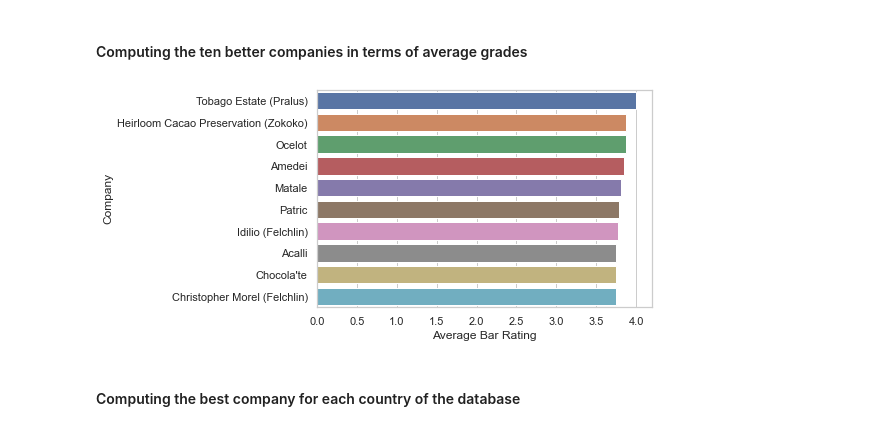
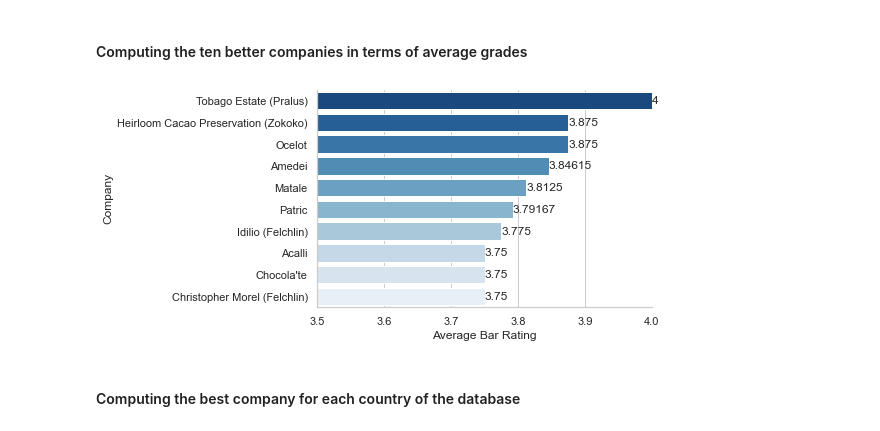
Before and after one commit to loris2222/ChocoData, a Jupyter notebook: code/Companies and Chocostats.ipynb, the cells around one changed output. Cells and saved outputs as stored; diff of their text form; code cells hidden in the pictures.

```diff
--- a/code/Companies and Chocostats.ipynb
+++ b/code/Companies and Chocostats.ipynb
@@ -27,3 +21,31 @@ chocodata = chocodata.rename(columns=dict(zip(chocodata.columns, new_colnames)))
+# %%
+# Rename the columns to better manage them
+new_colnames = ['company', 'specific_bean_origin', 'ref', 'review_date', 'cocoa_percent',
+                'company_location', 'rating', 'bean_type', 'broad_bean_origin']
+chocodata = chocodata.rename(columns=dict(zip(chocodata.columns, new_colnames)))
+
+# Substitute all the empty and NaN cells in the bean_type column with the string 'unknown'
+chocodata['bean_type'] = chocodata['bean_type'].replace(r'^\s+$', 'unknown', regex=True)
+chocodata['bean_type'] = chocodata['bean_type'].fillna('unknown')
+
+# Substitute all the empty and NaN cells in the broad_bean_origin column with the string 'unknown'
+chocodata['broad_bean_origin'] = chocodata['broad_bean_origin'].replace(r'^\s+$', 'unknown', regex=True)
+chocodata['broad_bean_origin'] = chocodata['broad_bean_origin'].fillna('unknown')
+# %%
+# Convert the percentage of cocoa from "object" to "float" type
+float_percentage = []
+
+for c in chocodata['cocoa_percent']:
+    str(c)
+    percentage = float(c.strip('%')) / 100
+    float_percentage.append(percentage)
+
+chocodata['cocoa_percent'] = float_percentage
+# %%
+# Set styling choices for Seaborn
+sns.set_theme(style='whitegrid')
+palette = sns.color_palette("Blues", 10)
+palette = palette[::-1]
 # %% [markdown]
 ### Companies
 # %%
@@ -54,14 +76,15 @@ for c in companies:
 ten_better_companies = avg_companies.nlargest(10, columns=['avg_rating'])
 # %%
 # Plot them through a horizontal barplot
-sns.set_theme(style='whitegrid')
-
-ax = sns.barplot(data=ten_better_companies, x='avg_rating', y='company')
+ax = sns.barplot(data=ten_better_companies, x='avg_rating', y='company', palette=palette)
 ax.set(xlabel='Average Bar Rating', ylabel='Company')
+ax.bar_label(ax.containers[0])
+ax.set(xlim=(3.5, 4))
+sns.despine()
 
 plt.savefig('images/best_companies.pdf')
 # %% [output]
-[figure, old version]
+[figure, new version]
 # %% [markdown]
 #### Computing the best company for each country of the database
 # %%
```
Also changed, not shown: parts of 16 cells of this notebook, 5 other files.
